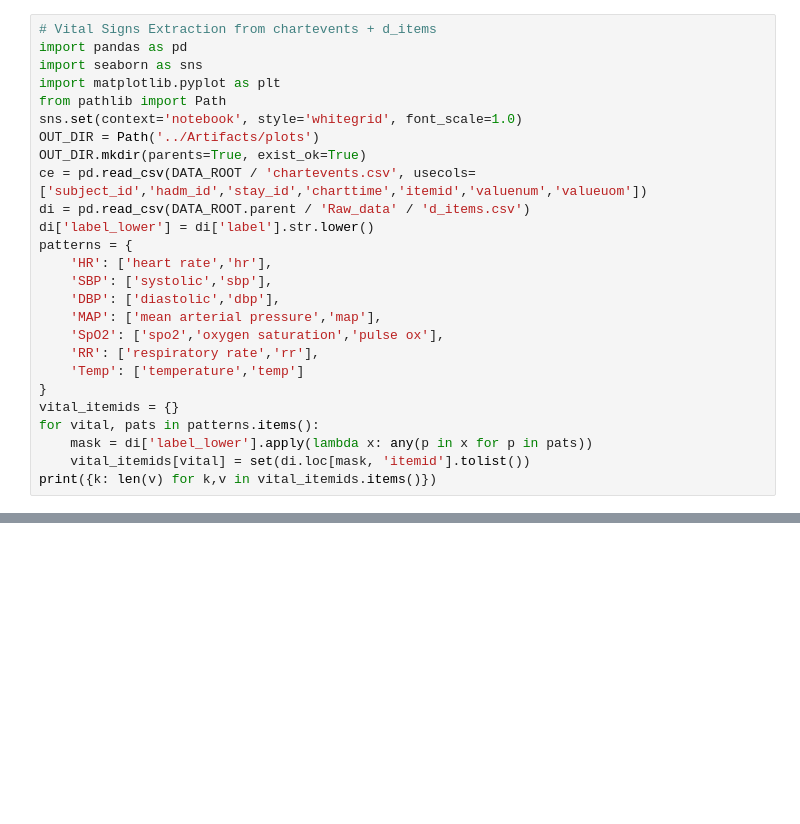
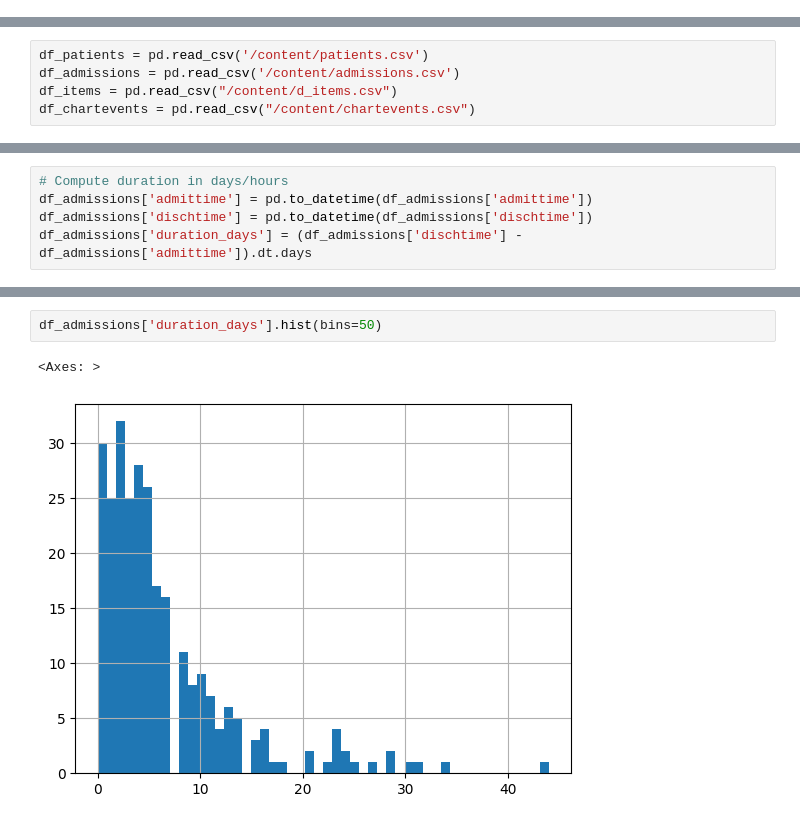
Before and after one commit to AdhishMagic/AI-NutriCare, a Jupyter notebook: Notebooks/EDA_all_12_datasets.ipynb, the cells around one changed output, grey strips where cells are left out. Drawn from its saved outputs; the diff is of its cells as text; blank space fills up the shorter version.

Commit message:
EDA completed until the chartevent dataset

```diff
--- a/Notebooks/EDA_all_12_datasets.ipynb
+++ b/Notebooks/EDA_all_12_datasets.ipynb
@@ -1743,26 +0,0 @@ Vital Signs
-# %%
-# Vital Signs Extraction from chartevents + d_items
-import pandas as pd
-import seaborn as sns
-import matplotlib.pyplot as plt
-from pathlib import Path
-sns.set(context='notebook', style='whitegrid', font_scale=1.0)
-OUT_DIR = Path('../Artifacts/plots')
-OUT_DIR.mkdir(parents=True, exist_ok=True)
-ce = pd.read_csv(DATA_ROOT / 'chartevents.csv', usecols=['subject_id','hadm_id','stay_id','charttime','itemid','valuenum','valueuom'])
-di = pd.read_csv(DATA_ROOT.parent / 'Raw_data' / 'd_items.csv')
-di['label_lower'] = di['label'].str.lower()
-patterns = {
-    'HR': ['heart rate','hr'],
-    'SBP': ['systolic','sbp'],
-    'DBP': ['diastolic','dbp'],
-    'MAP': ['mean arterial pressure','map'],
-    'SpO2': ['spo2','oxygen saturation','pulse ox'],
-    'RR': ['respiratory rate','rr'],
-    'Temp': ['temperature','temp']
-}
-vital_itemids = {}
-for vital, pats in patterns.items():
-    mask = di['label_lower'].apply(lambda x: any(p in x for p in pats))
-    vital_itemids[vital] = set(di.loc[mask, 'itemid'].tolist())
-print({k: len(v) for k,v in vital_itemids.items()})
@@ -1822,0 +11,5 @@ Temp normal range approx: [34, 41] | below: 13.1% | above: 58.1%
+# %%
+df_patients = pd.read_csv('/content/patients.csv')
+df_admissions = pd.read_csv('/content/admissions.csv')
+df_items = pd.read_csv("/content/d_items.csv")
+df_chartevents = pd.read_csv("/content/chartevents.csv")
@@ -1822,0 +123,5 @@ Temp normal range approx: [34, 41] | below: 13.1% | above: 58.1%
+# %%
+# Compute duration in days/hours
+df_admissions['admittime'] = pd.to_datetime(df_admissions['admittime'])
+df_admissions['dischtime'] = pd.to_datetime(df_admissions['dischtime'])
+df_admissions['duration_days'] = (df_admissions['dischtime'] - df_admissions['admittime']).dt.days
@@ -1822,0 +142,5 @@ Temp normal range approx: [34, 41] | below: 13.1% | above: 58.1%
+# %%
+df_admissions['duration_days'].hist(bins=50)
+# %% [output]
+<Axes: >
+[figure, added]
```
Also changed, not shown: parts of 102 cells of this notebook.
